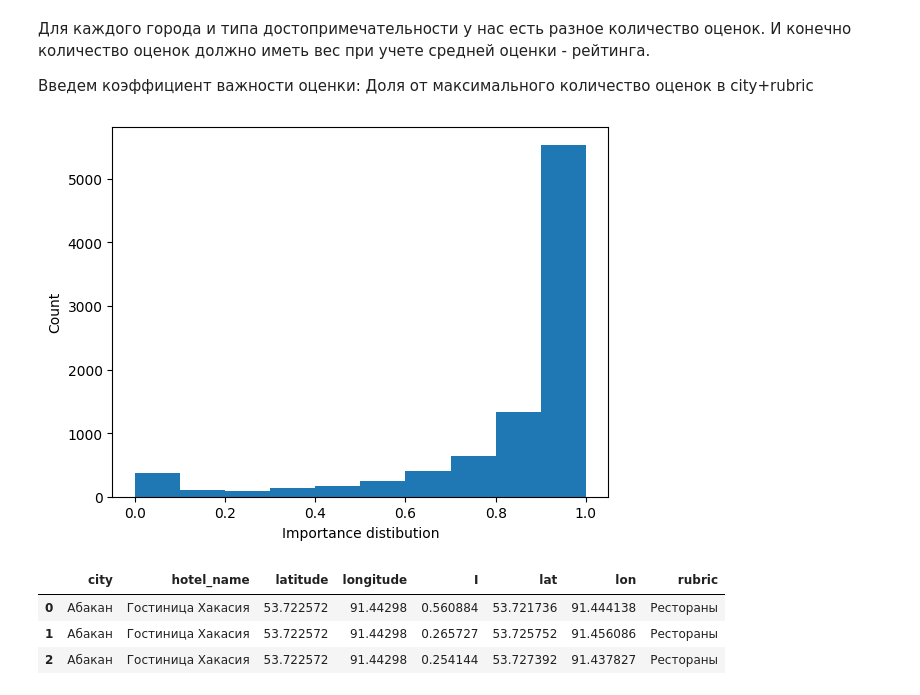
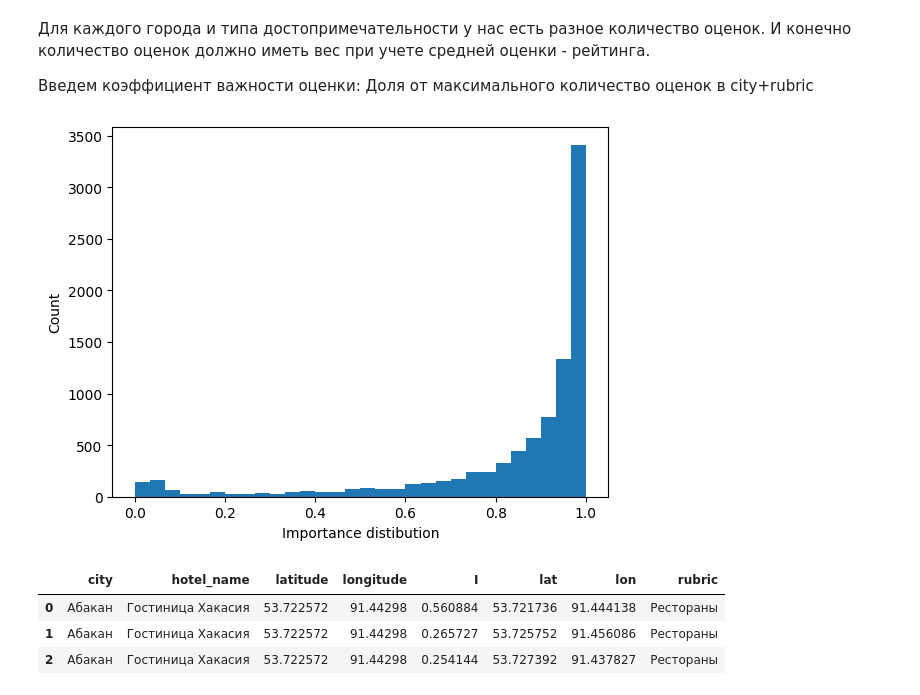
Before and after one commit to mnedo/SMADIMO_GP2, a Jupyter notebook: DataAgg.ipynb, the cells around one changed output. Saved outputs shown, nothing was run; the diff lists cells and outputs as text; code cells hidden in the pictures.

```diff
--- a/DataAgg.ipynb
+++ b/DataAgg.ipynb
@@ -89,12 +97,12 @@ import matplotlib.pyplot as plt
 # %%
 help(plt.hist)
 # %%
-plt.hist(-sightseens['I']+1, range=(0, 1))
+plt.hist(-sightseens['I']+1, range=(0, 1), bins=30)
 plt.xlabel('Importance distibution')
 plt.ylabel('Count')
 plt.show()
 # %% [output]
-[figure, old version]
+[figure, new version]
 # %%
 calcdf = hotels[['city_name', 'hotel_name', 'latitude',	'longitude']].rename(columns={'city_name': 'city'}).merge(sightseens[['city', 'I', 'lat', 'lon', 'rubric']], on='city')
 calcdf.head(3)
```
Also changed, not shown: parts of 21 cells of this notebook.
